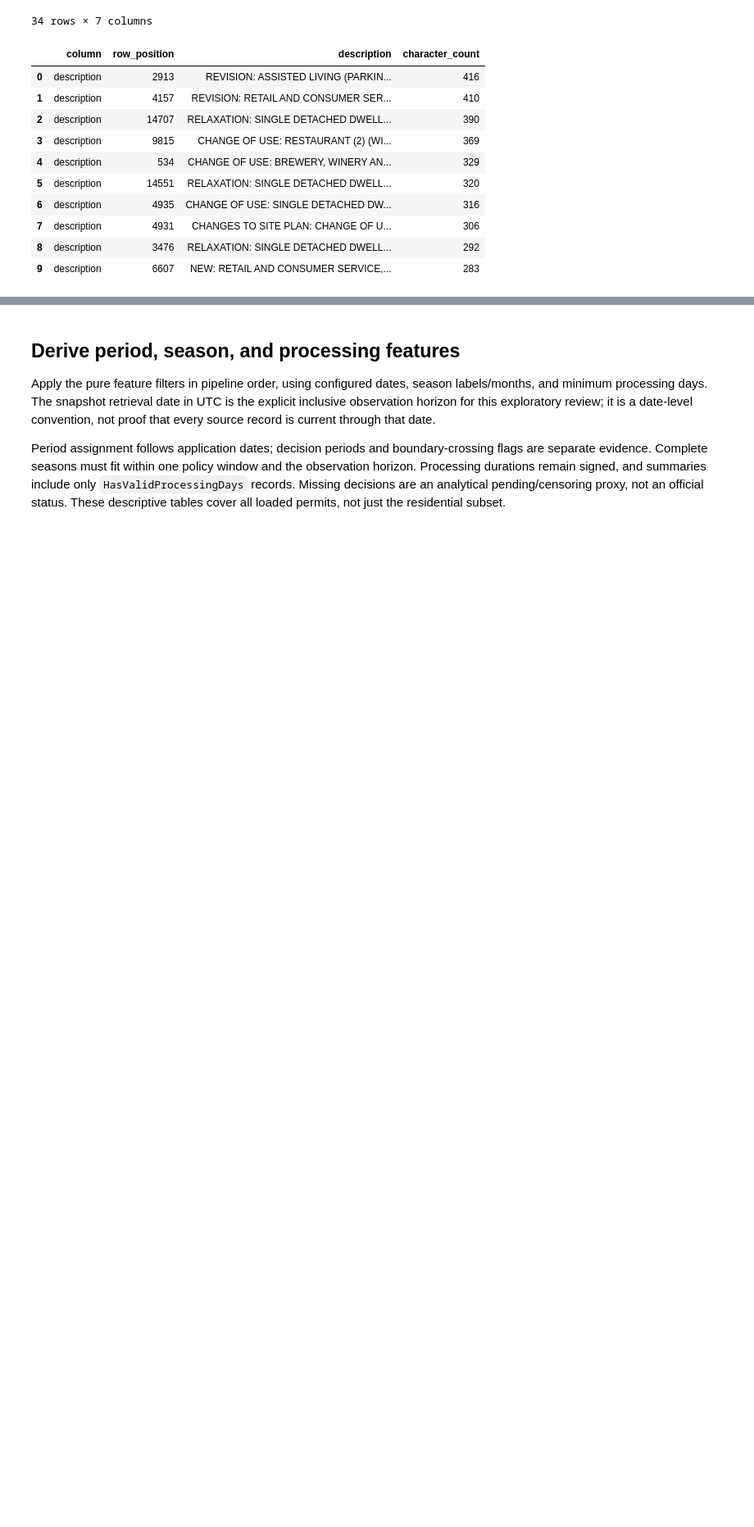
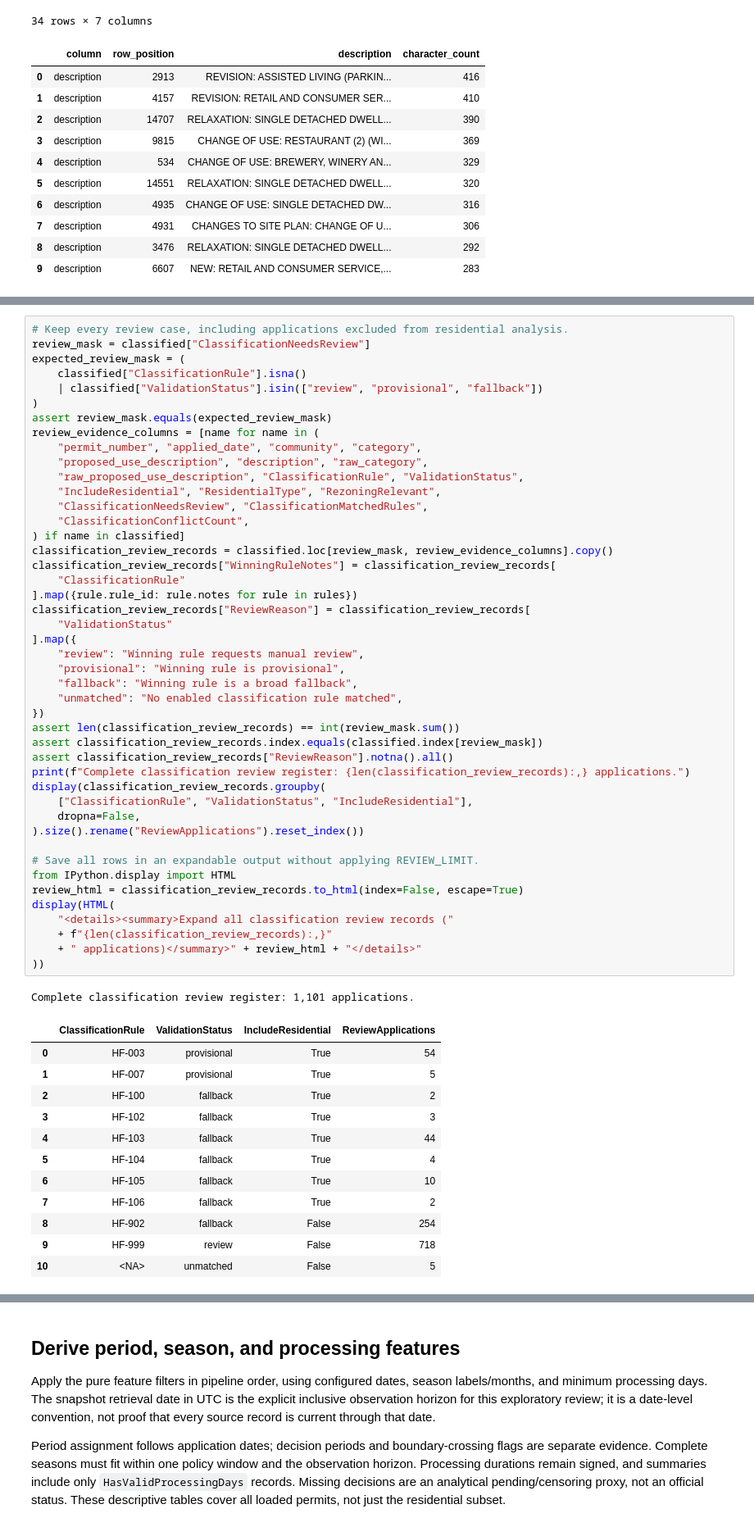
Before and after one commit to alby1976/Data110_DP_Activity, a Jupyter notebook: notebooks/01_permit_exploration.ipynb, the cells around one changed output, grey strips where cells are left out. Shown at 82% size. Cells and saved outputs as stored; diff of their text form; blank space fills up the shorter version.

```diff
--- a/notebooks/01_permit_exploration.ipynb
+++ b/notebooks/01_permit_exploration.ipynb
@@ -493,0 +500,59 @@ Potential overlaps: 15914 records; showing at most 10.
+# %%
+# Keep every review case, including applications excluded from residential analysis.
+review_mask = classified["ClassificationNeedsReview"]
+expected_review_mask = (
+    classified["ClassificationRule"].isna()
+    | classified["ValidationStatus"].isin(["review", "provisional", "fallback"])
+)
+assert review_mask.equals(expected_review_mask)
+review_evidence_columns = [name for name in (
+    "permit_number", "applied_date", "community", "category",
+    "proposed_use_description", "description", "raw_category",
+    "raw_proposed_use_description", "ClassificationRule", "ValidationStatus",
+    "IncludeResidential", "ResidentialType", "RezoningRelevant",
+    "ClassificationNeedsReview", "ClassificationMatchedRules",
+    "ClassificationConflictCount",
+) if name in classified]
+classification_review_records = classified.loc[review_mask, review_evidence_columns].copy()
+classification_review_records["WinningRuleNotes"] = classification_review_records[
+    "ClassificationRule"
+].map({rule.rule_id: rule.notes for rule in rules})
+classification_review_records["ReviewReason"] = classification_review_records[
+    "ValidationStatus"
+].map({
+    "review": "Winning rule requests manual review",
+    "provisional": "Winning rule is provisional",
+    "fallback": "Winning rule is a broad fallback",
+    "unmatched": "No enabled classification rule matched",
+})
+assert len(classification_review_records) == int(review_mask.sum())
+assert classification_review_records.index.equals(classified.index[review_mask])
+assert classification_review_records["ReviewReason"].notna().all()
+print(f"Complete classification review register: {len(classification_review_records):,} applications.")
+display(classification_review_records.groupby(
+    ["ClassificationRule", "ValidationStatus", "IncludeResidential"],
+    dropna=False,
+).size().rename("ReviewApplications").reset_index())
+
+# Save all rows in an expandable output without applying REVIEW_LIMIT.
+from IPython.display import HTML
+review_html = classification_review_records.to_html(index=False, escape=True)
+display(HTML(
+    "<details><summary>Expand all classification review records ("
+    + f"{len(classification_review_records):,}"
+    + " applications)</summary>" + review_html + "</details>"
+))
+# %% [output]
+Complete classification review register: 1,101 applications.
+|  | ClassificationRule | ValidationStatus | IncludeResidential | ReviewApplications |
+| 0 | HF-003 | provisional | True | 54 |
+| 1 | HF-007 | provisional | True | 5 |
+| 2 | HF-100 | fallback | True | 2 |
+| 3 | HF-102 | fallback | True | 3 |
+| 4 | HF-103 | fallback | True | 44 |
+| 5 | HF-104 | fallback | True | 4 |
+| 6 | HF-105 | fallback | True | 10 |
+| 7 | HF-106 | fallback | True | 2 |
+| 8 | HF-902 | fallback | False | 254 |
+| 9 | HF-999 | review | False | 718 |
+| 10 | <NA> | unmatched | False | 5 |
```
Also changed, not shown: parts of 10 cells of this notebook, 7 other files.
